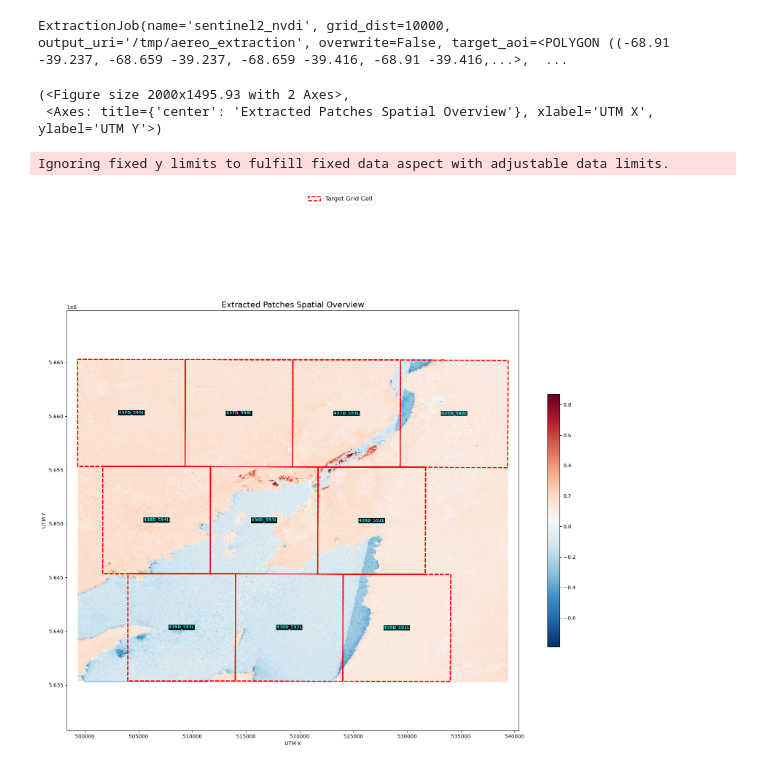
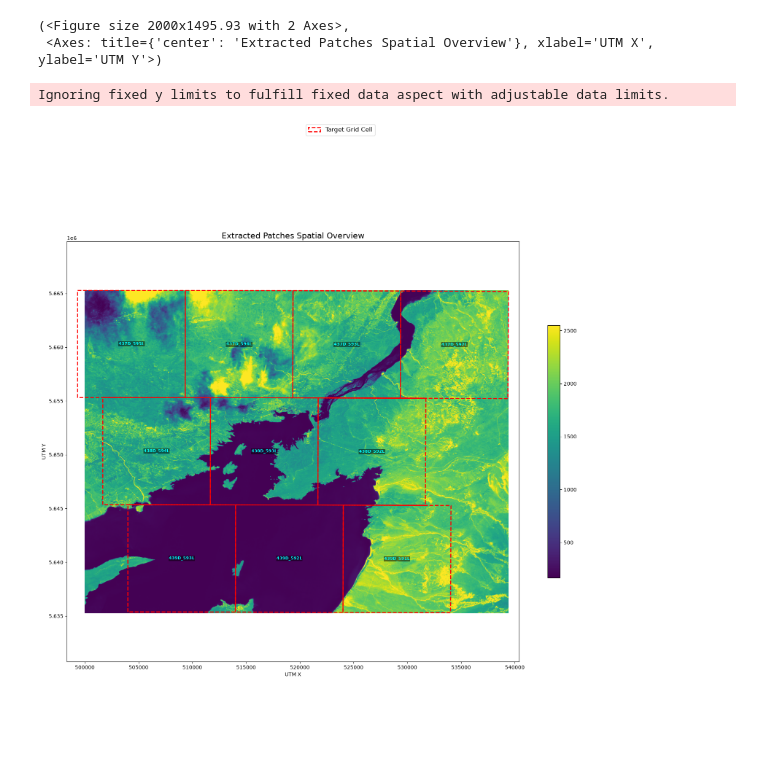
Before and after one commit to frandorr/aereo, a Jupyter notebook: examples/01-sentinel2.ipynb, the cells around one changed output. Drawn from its saved outputs; the diff is of its cells as text; code cells hidden in the pictures; blank space fills up the shorter version.

```diff
--- a/examples/01-sentinel2.ipynb
+++ b/examples/01-sentinel2.ipynb
@@ -32,13 +32,9 @@ Extracting...
-# %%
-job
-# %% [output]
-ExtractionJob(name='sentinel2_nvdi', grid_dist=10000, output_uri='/tmp/aereo_extraction', overwrite=False, target_aoi=<POLYGON ((-68.91 -39.237, -68.659 -39.237, -68.659 -39.416, -68.91 -39.416,...>,  ...
 # %%
 from aereo.viz import plot_artifact_patches
 
-plot_artifact_patches(artifacts, ds_factor=10, cmap="RdBu_r")
+plot_artifact_patches(artifacts, ds_factor=1, cmap="viridis", stretch="percentile")
 # %% [output]
 (<Figure size 2000x1495.93 with 2 Axes>,
  <Axes: title={'center': 'Extracted Patches Spatial Overview'}, xlabel='UTM X', ylabel='UTM Y'>)
 Ignoring fixed y limits to fulfill fixed data aspect with adjustable data limits.
-[figure, old version]
+[figure, new version]
```
Also changed, not shown: parts of 2 cells of this notebook, 12 other files.
